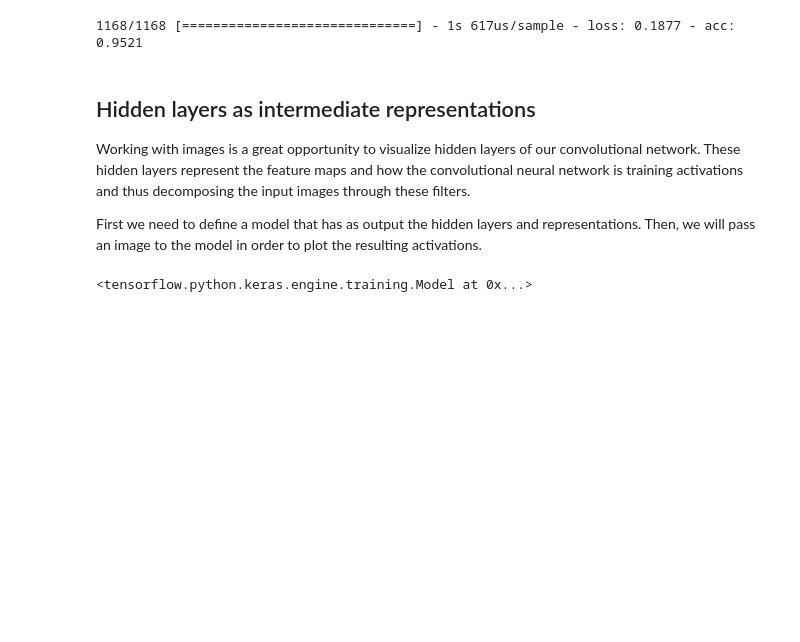
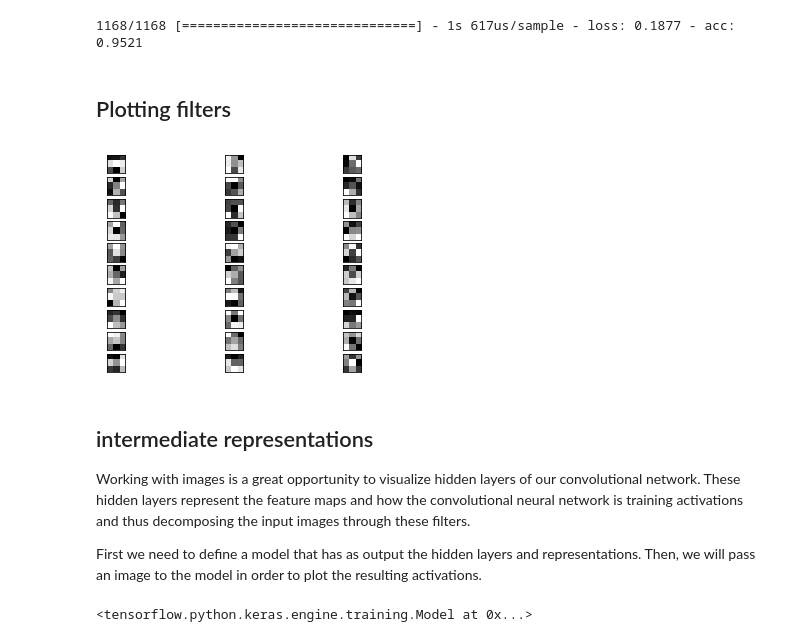
Before and after one commit to Tepi994/statistical-learning2, a Jupyter notebook: final_project/convolutional_neural_network.ipynb, the cells around one changed output. Saved outputs shown, nothing was run; the diff lists cells and outputs as text; code cells hidden in the pictures; blank space fills up the shorter version.

Commit message:
added plot of filters

```diff
--- a/final_project/convolutional_neural_network.ipynb
+++ b/final_project/convolutional_neural_network.ipynb
@@ -256,8 +256,27 @@ Epoch 6/10
 score_2 = model_2.evaluate(X_test, y_test)
 # %% [output]
 1168/1168 [==============================] - 1s 617us/sample - loss: 0.1877 - acc: 0.9521
+# %% [markdown]
+## Plotting filters
+# %%
+filters,weights = model_2.layers[0].get_weights()
+# %%
+##normalizing the filter
+filters = (filters-filters.min())/(filters.max()-filters.min())
+# %%
+x = 1
+for i in range(10):
+    f = filters[:,:,:,i]
+    for j in range(3):
+        ax = plt.subplot(10,3,x)
+        ax.set_xticks([])
+        ax.set_yticks([])
+        plt.imshow(f[:,:,j],cmap='gray')
+        x+=1
+# %% [output]
+[figure, added]
 # %% [markdown]
-## Hidden layers as intermediate representations
+## intermediate representations
 
 Working with images is a great opportunity to visualize hidden layers of our convolutional network. These hidden layers represent the feature maps and how the convolutional neural network is training activations and thus decomposing the input images through these filters.
 
```
